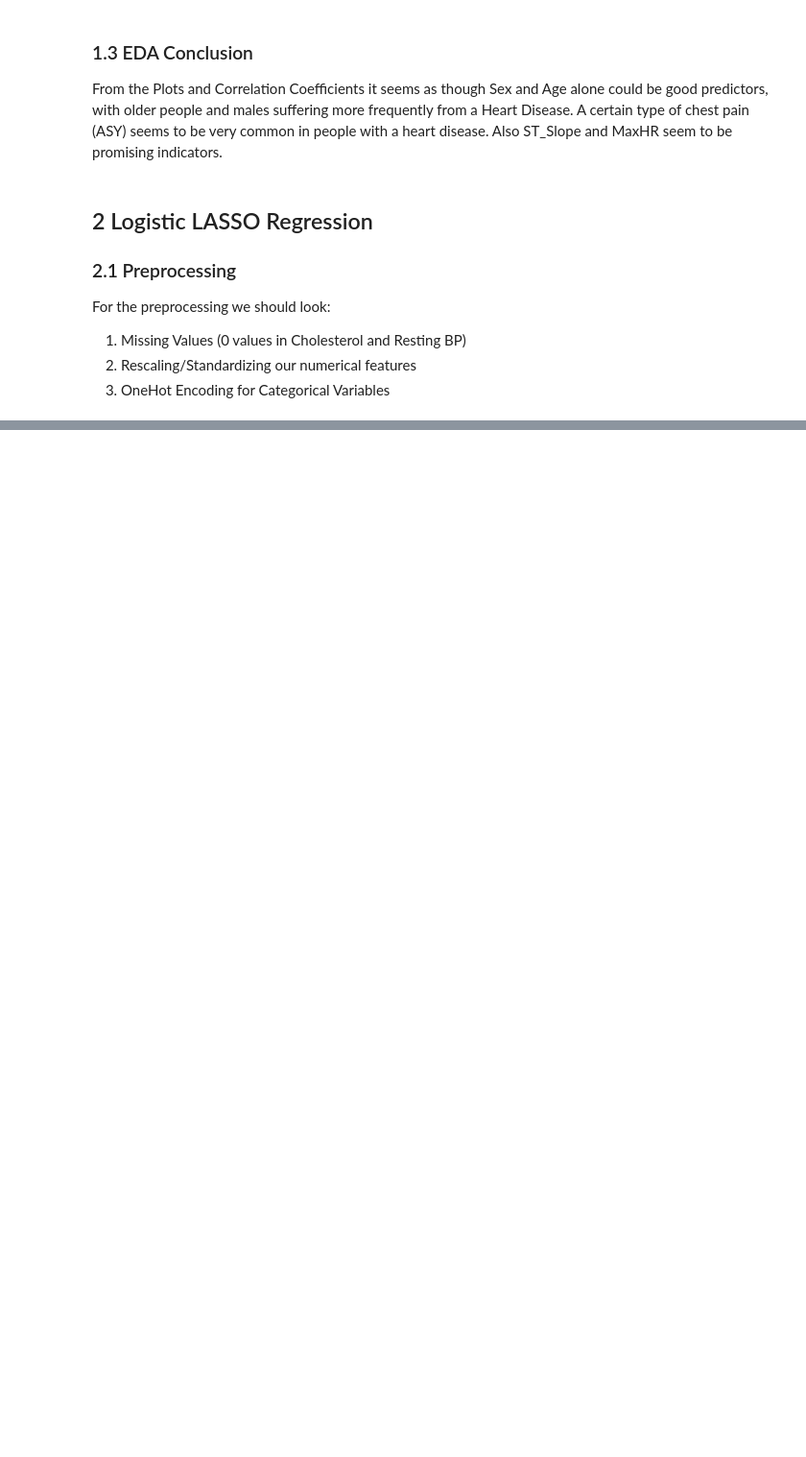
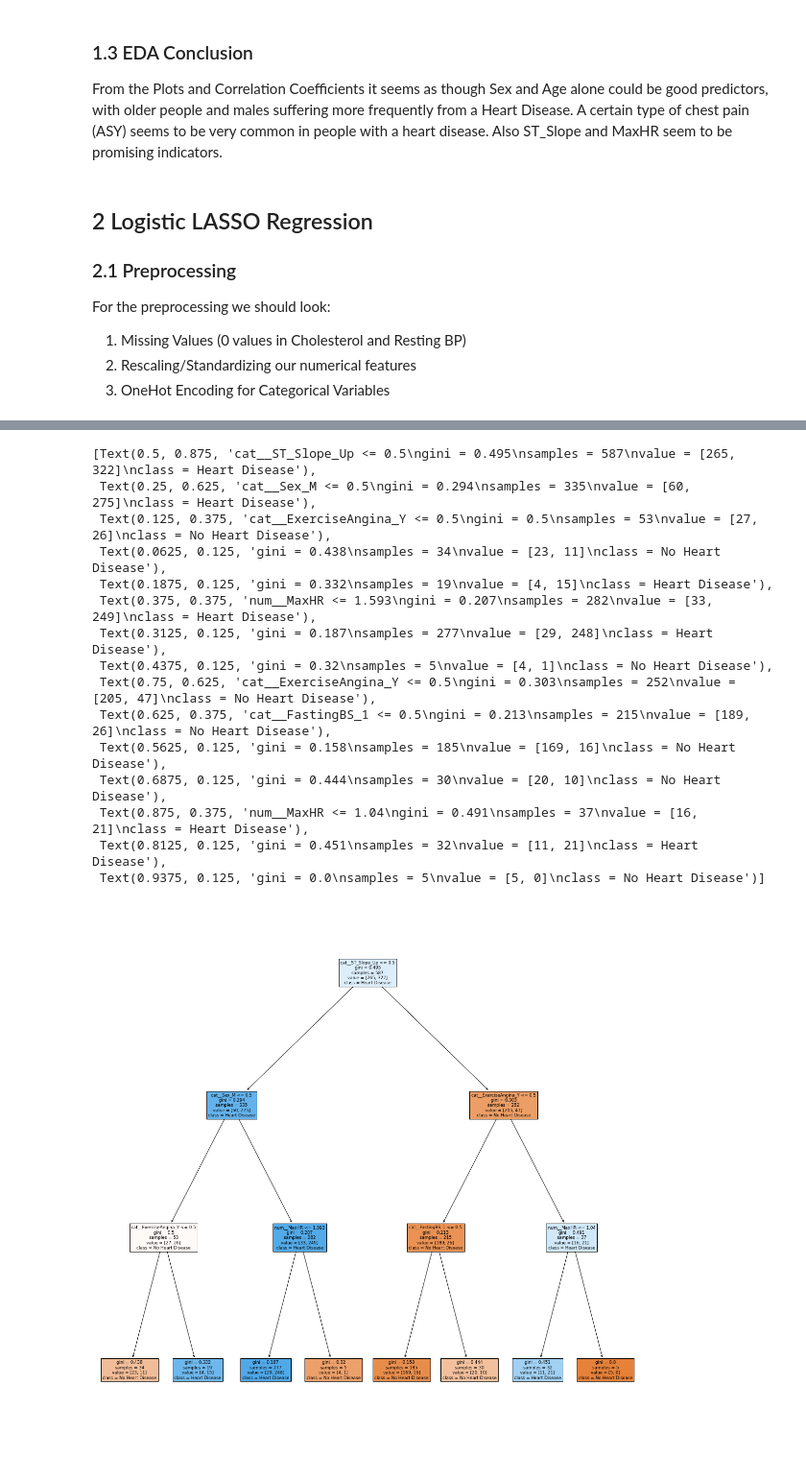
Before and after one commit to nmamie/ML4H_Project1, a Jupyter notebook: heart_failure/main.ipynb, the cells around one changed output, grey strips where cells are left out. Shown: that part at 96% size. Saved outputs shown, nothing was run; the diff lists cells and outputs as text; code cells hidden in the pictures; blank space fills up the shorter version.

Commit message:
decision tree / mlp without shap

```diff
--- a/heart_failure/main.ipynb
+++ b/heart_failure/main.ipynb
@@ -297,0 +285,16 @@ array([ 0,  0,  0,  0,  0,  0,  0,  0,  0,  0,  0,  1,  1,  1,  1,  1,  1,
+# %%
+# Train Test Split
+X_train, X_test, y_train, y_test = train_test_split(preprocessor.transform(X), y, test_size=0.2, random_state=42)
+
+# Fitting Model
+clf_cv = GridSearchCV(clf, param_grid={"max_depth": [1, 2, 3, 4, 5, 6, 7, 8, 9, 10], "min_samples_split": [2, 3, 4, 5, 6, 7, 8, 9, 10]}, cv=5)
+clf_cv.fit(X_train, y_train)
+print("Best Parameters: ", clf_cv.best_params_)
+print("Best Score: ", clf_cv.best_score_)
+
+# Best Model
+best_estimator = clf_cv.best_estimator_
+
+# Feature Importance
+print("Feature Importance: ")
+pd.DataFrame({"Features": preprocessor.get_feature_names_out(), "Importance": best_estimator.feature_importances_}).sort_values(by="Importance", ascending=False)
@@ -297,0 +320,21 @@ array([ 0,  0,  0,  0,  0,  0,  0,  0,  0,  0,  0,  1,  1,  1,  1,  1,  1,
+# %%
+# Plotting Tree
+plt.figure(figsize=(20, 20))
+tree.plot_tree(best_estimator, feature_names=preprocessor.get_feature_names_out(), class_names=["No Heart Disease", "Heart Disease"], filled=True)
+# %% [output]
+[Text(0.5, 0.875, 'cat__ST_Slope_Up <= 0.5\ngini = 0.495\nsamples = 587\nvalue = [265, 322]\nclass = Heart Disease'),
+ Text(0.25, 0.625, 'cat__Sex_M <= 0.5\ngini = 0.294\nsamples = 335\nvalue = [60, 275]\nclass = Heart Disease'),
+ Text(0.125, 0.375, 'cat__ExerciseAngina_Y <= 0.5\ngini = 0.5\nsamples = 53\nvalue = [27, 26]\nclass = No Heart Disease'),
+ Text(0.0625, 0.125, 'gini = 0.438\nsamples = 34\nvalue = [23, 11]\nclass = No Heart Disease'),
+ Text(0.1875, 0.125, 'gini = 0.332\nsamples = 19\nvalue = [4, 15]\nclass = Heart Disease'),
+ Text(0.375, 0.375, 'num__MaxHR <= 1.593\ngini = 0.207\nsamples = 282\nvalue = [33, 249]\nclass = Heart Disease'),
+ Text(0.3125, 0.125, 'gini = 0.187\nsamples = 277\nvalue = [29, 248]\nclass = Heart Disease'),
+ Text(0.4375, 0.125, 'gini = 0.32\nsamples = 5\nvalue = [4, 1]\nclass = No Heart Disease'),
+ Text(0.75, 0.625, 'cat__ExerciseAngina_Y <= 0.5\ngini = 0.303\nsamples = 252\nvalue = [205, 47]\nclass = No Heart Disease'),
+ Text(0.625, 0.375, 'cat__FastingBS_1 <= 0.5\ngini = 0.213\nsamples = 215\nvalue = [189, 26]\nclass = No Heart Disease'),
+ Text(0.5625, 0.125, 'gini = 0.158\nsamples = 185\nvalue = [169, 16]\nclass = No Heart Disease'),
+ Text(0.6875, 0.125, 'gini = 0.444\nsamples = 30\nvalue = [20, 10]\nclass = No Heart Disease'),
+ Text(0.875, 0.375, 'num__MaxHR <= 1.04\ngini = 0.491\nsamples = 37\nvalue = [16, 21]\nclass = Heart Disease'),
+ Text(0.8125, 0.125, 'gini = 0.451\nsamples = 32\nvalue = [11, 21]\nclass = Heart Disease'),
+ Text(0.9375, 0.125, 'gini = 0.0\nsamples = 5\nvalue = [5, 0]\nclass = No Heart Disease')]
+[figure, added]
```
Also changed, not shown: parts of 13 cells of this notebook.
